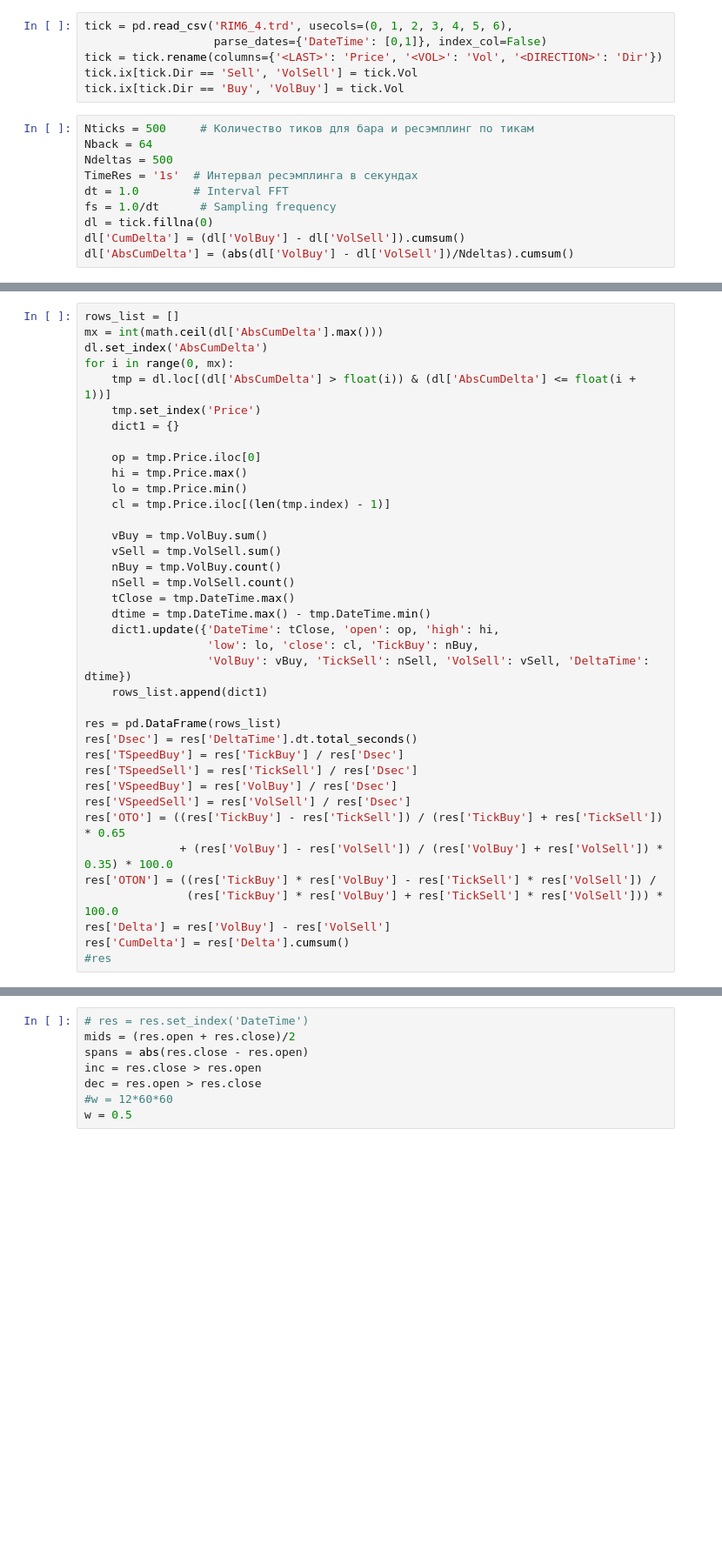
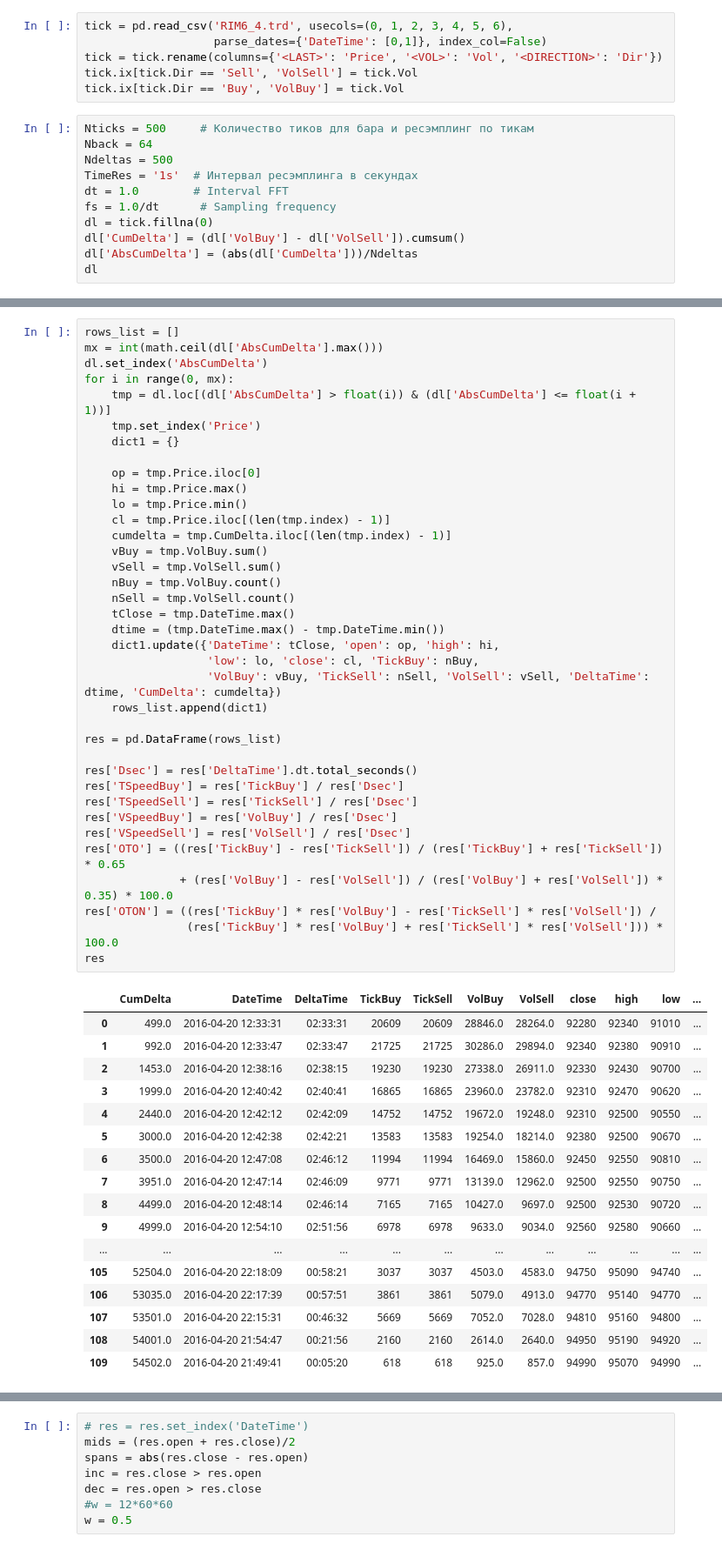
Before and after one commit to arelyt/TestPandas, a Jupyter notebook: Test_Tick_Bokeh_Deltas.ipynb, the cells around one changed output, grey strips where cells are left out. Shown at 87% size. Drawn from its saved outputs; the diff is of its cells as text; blank space fills up the shorter version.

Commit message:
!!! Deltas work!___2

```diff
--- a/Test_Tick_Bokeh_Deltas.ipynb
+++ b/Test_Tick_Bokeh_Deltas.ipynb
@@ -26,4 +26,5 @@ dt = 1.0        # Interval FFT
 fs = 1.0/dt      # Sampling frequency
 dl = tick.fillna(0)
 dl['CumDelta'] = (dl['VolBuy'] - dl['VolSell']).cumsum()
-dl['AbsCumDelta'] = (abs(dl['VolBuy'] - dl['VolSell'])/Ndeltas).cumsum()
+dl['AbsCumDelta'] = (abs(dl['CumDelta']))/Ndeltas
+dl
@@ -32,36 +52,53 @@ rows_list = []
 mx = int(math.ceil(dl['AbsCumDelta'].max()))
 dl.set_index('AbsCumDelta')
 for i in range(0, mx):
     tmp = dl.loc[(dl['AbsCumDelta'] > float(i)) & (dl['AbsCumDelta'] <= float(i + 1))]
     tmp.set_index('Price')
     dict1 = {}
 
     op = tmp.Price.iloc[0]
     hi = tmp.Price.max()
     lo = tmp.Price.min()
     cl = tmp.Price.iloc[(len(tmp.index) - 1)]
-
+    cumdelta = tmp.CumDelta.iloc[(len(tmp.index) - 1)]
     vBuy = tmp.VolBuy.sum()
     vSell = tmp.VolSell.sum()
     nBuy = tmp.VolBuy.count()
     nSell = tmp.VolSell.count()
     tClose = tmp.DateTime.max()
-    dtime = tmp.DateTime.max() - tmp.DateTime.min()
+    dtime = (tmp.DateTime.max() - tmp.DateTime.min())
     dict1.update({'DateTime': tClose, 'open': op, 'high': hi,
                   'low': lo, 'close': cl, 'TickBuy': nBuy,
-                  'VolBuy': vBuy, 'TickSell': nSell, 'VolSell': vSell, 'DeltaTime': dtime})
+                  'VolBuy': vBuy, 'TickSell': nSell, 'VolSell': vSell, 'DeltaTime': dtime, 'CumDelta': cumdelta})
     rows_list.append(dict1)
 
 res = pd.DataFrame(rows_list)
+
 res['Dsec'] = res['DeltaTime'].dt.total_seconds()
 res['TSpeedBuy'] = res['TickBuy'] / res['Dsec']
 res['TSpeedSell'] = res['TickSell'] / res['Dsec']
 res['VSpeedBuy'] = res['VolBuy'] / res['Dsec']
 res['VSpeedSell'] = res['VolSell'] / res['Dsec']
 res['OTO'] = ((res['TickBuy'] - res['TickSell']) / (res['TickBuy'] + res['TickSell']) * 0.65
               + (res['VolBuy'] - res['VolSell']) / (res['VolBuy'] + res['VolSell']) * 0.35) * 100.0
 res['OTON'] = ((res['TickBuy'] * res['VolBuy'] - res['TickSell'] * res['VolSell']) /
                (res['TickBuy'] * res['VolBuy'] + res['TickSell'] * res['VolSell'])) * 100.0
-res['Delta'] = res['VolBuy'] - res['VolSell']
-res['CumDelta'] = res['Delta'].cumsum()
-#res
+res
+# %% [output]
+|  | CumDelta | DateTime | DeltaTime | TickBuy | TickSell | VolBuy | VolSell | close | high | low | ... |
+| 0 | 499.0 | 2016-04-20 12:33:31 | 02:33:31 | 20609 | 20609 | 28846.0 | 28264.0 | 92280 | 92340 | 91010 | ... |
+| 1 | 992.0 | 2016-04-20 12:33:47 | 02:33:47 | 21725 | 21725 | 30286.0 | 29894.0 | 92340 | 92380 | 90910 | ... |
+| 2 | 1453.0 | 2016-04-20 12:38:16 | 02:38:15 | 19230 | 19230 | 27338.0 | 26911.0 | 92330 | 92430 | 90700 | ... |
+| 3 | 1999.0 | 2016-04-20 12:40:42 | 02:40:41 | 16865 | 16865 | 23960.0 | 23782.0 | 92310 | 92470 | 90620 | ... |
+| 4 | 2440.0 | 2016-04-20 12:42:12 | 02:42:09 | 14752 | 14752 | 19672.0 | 19248.0 | 92310 | 92500 | 90550 | ... |
+| 5 | 3000.0 | 2016-04-20 12:42:38 | 02:42:21 | 13583 | 13583 | 19254.0 | 18214.0 | 92380 | 92500 | 90670 | ... |
+| 6 | 3500.0 | 2016-04-20 12:47:08 | 02:46:12 | 11994 | 11994 | 16469.0 | 15860.0 | 92450 | 92550 | 90810 | ... |
+| 7 | 3951.0 | 2016-04-20 12:47:14 | 02:46:09 | 9771 | 9771 | 13139.0 | 12962.0 | 92500 | 92550 | 90750 | ... |
+| 8 | 4499.0 | 2016-04-20 12:48:14 | 02:46:14 | 7165 | 7165 | 10427.0 | 9697.0 | 92500 | 92530 | 90720 | ... |
+| 9 | 4999.0 | 2016-04-20 12:54:10 | 02:51:56 | 6978 | 6978 | 9633.0 | 9034.0 | 92560 | 92580 | 90660 | ... |
+| ... | ... | ... | ... | ... | ... | ... | ... | ... | ... | ... | ... |
+| 105 | 52504.0 | 2016-04-20 22:18:09 | 00:58:21 | 3037 | 3037 | 4503.0 | 4583.0 | 94750 | 95090 | 94740 | ... |
+| 106 | 53035.0 | 2016-04-20 22:17:39 | 00:57:51 | 3861 | 3861 | 5079.0 | 4913.0 | 94770 | 95140 | 94770 | ... |
+| 107 | 53501.0 | 2016-04-20 22:15:31 | 00:46:32 | 5669 | 5669 | 7052.0 | 7028.0 | 94810 | 95160 | 94800 | ... |
+| 108 | 54001.0 | 2016-04-20 21:54:47 | 00:21:56 | 2160 | 2160 | 2614.0 | 2640.0 | 94950 | 95190 | 94920 | ... |
+| 109 | 54502.0 | 2016-04-20 21:49:41 | 00:05:20 | 618 | 618 | 925.0 | 857.0 | 94990 | 95070 | 94990 | ... |
```
Also changed, not shown: parts of 3 cells of this notebook.
